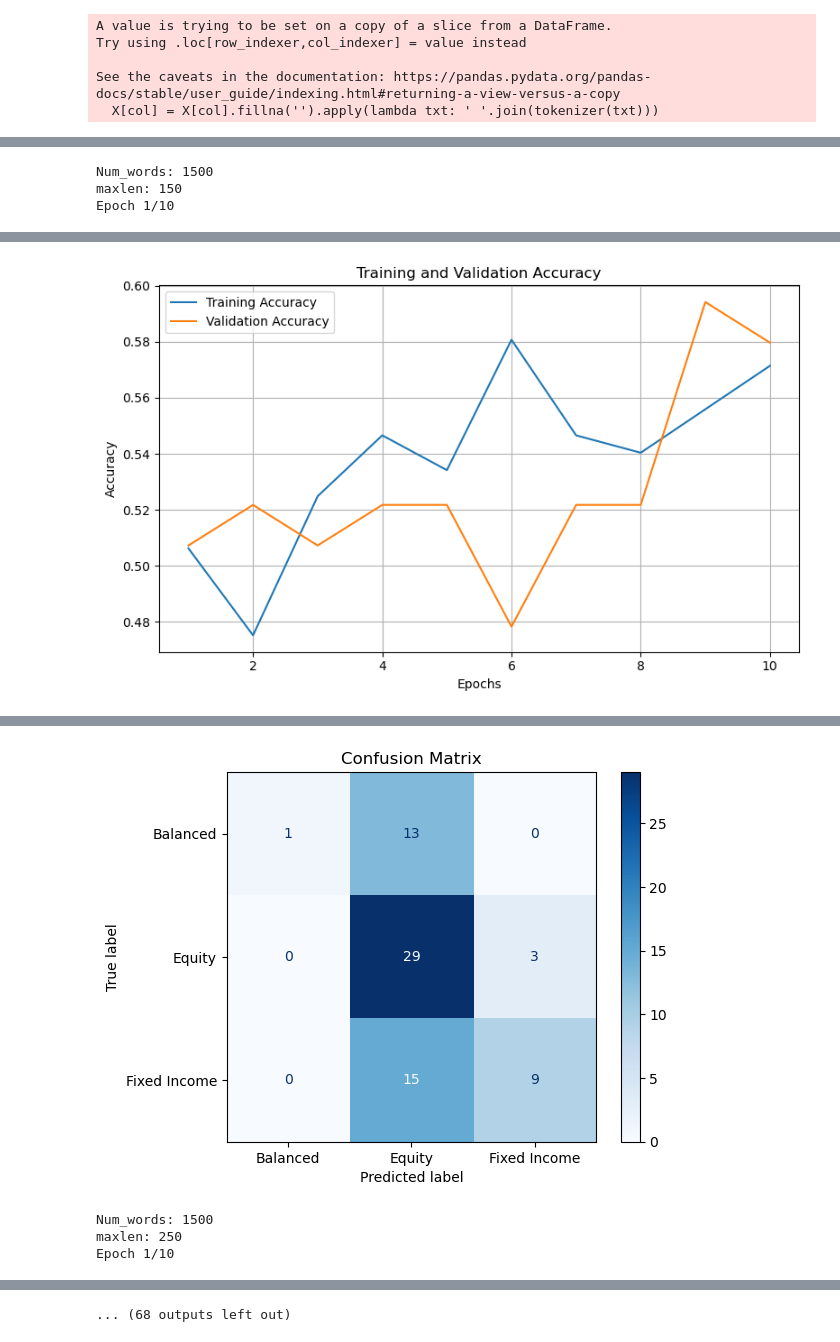
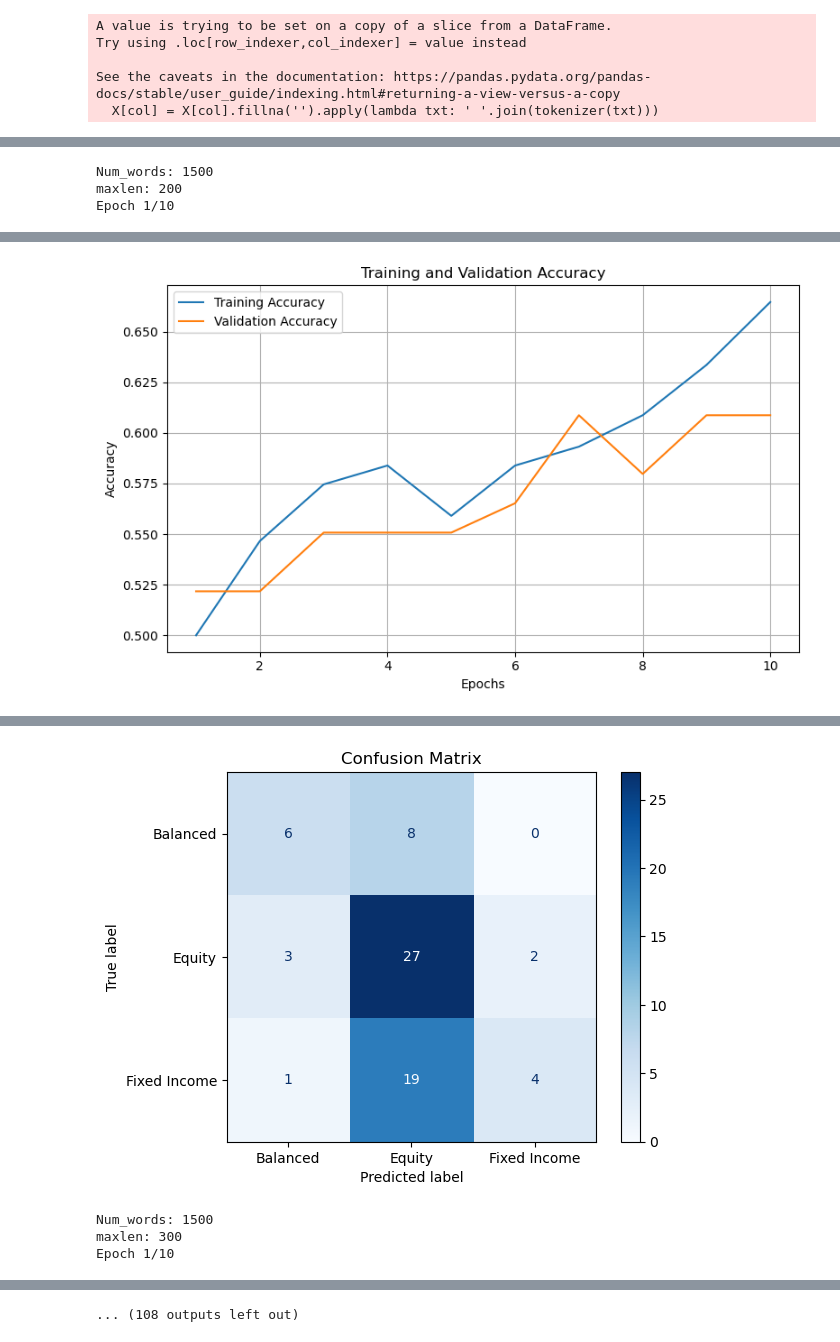
Before and after one commit to jlopes3/MF815_Project, a Jupyter notebook: final_classification.ipynb, the cells around one changed output, grey strips where cells are left out. Drawn from its saved outputs; the diff is of its cells as text; code cells hidden in the pictures.

```diff
--- a/final_classification.ipynb
+++ b/final_classification.ipynb
@@ -563,7 +577,7 @@ def run_CNN(num_words, maxlen, word_dimension):
     plt.show()
 # %%
 for num_words in [1500, 2500, 3500, 4500]:
-    for maxlen in [100, 150, 250, 350]:
+    for maxlen in [100, 200, 300, 400, 500, 600]:
         print()
         print()
         print()
@@ -599,3 +613,3 @@ Epoch 10/10
 Num_words: 1500
-maxlen: 150
+maxlen: 200
 Epoch 1/10
@@ -621 +635 @@ Epoch 10/10
-[figure, old version]
+[figure, new version]
@@ -624,4 +637,4 @@ Epoch 10/10
-[figure, old version]
+[figure, new version]
 Num_words: 1500
-maxlen: 250
+maxlen: 300
 Epoch 1/10
@@ -647 +660 @@ Epoch 10/10
-... (68 outputs left out)
+... (108 outputs left out)
```
Also changed, not shown: parts of 5 cells of this notebook, 2 other files.
